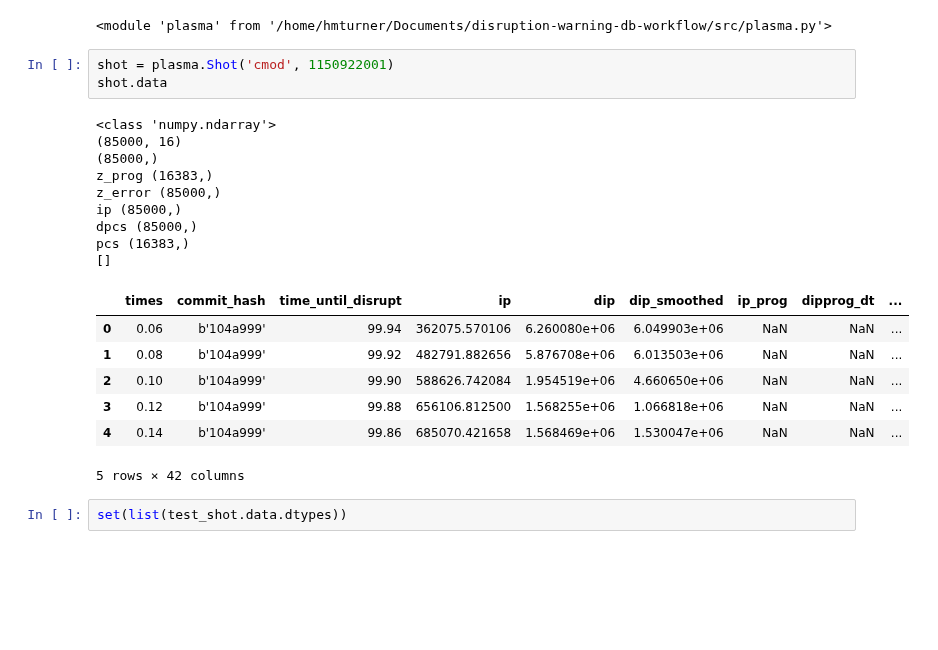
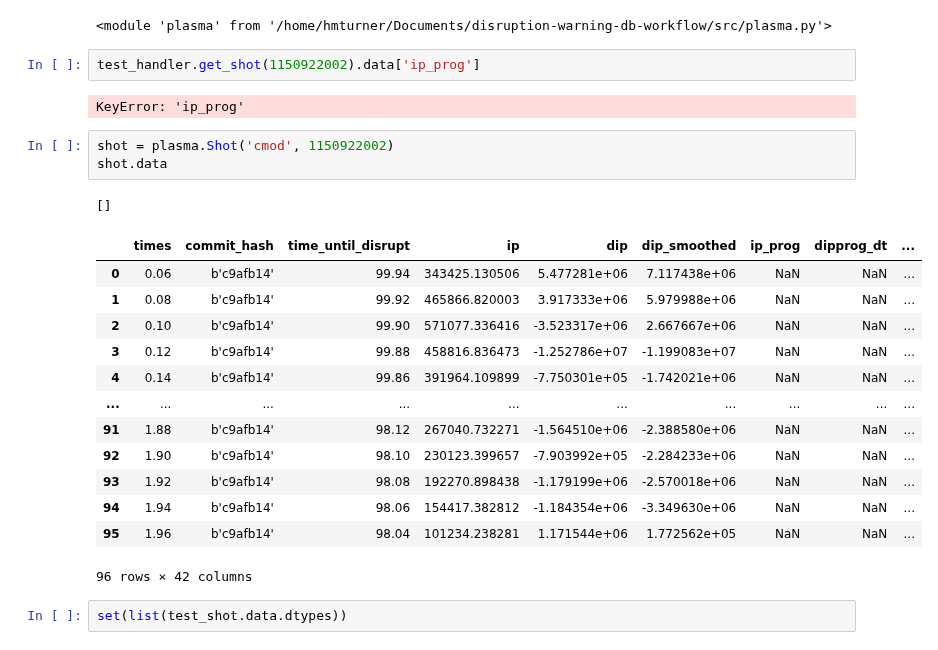
Before and after one commit to MIT-PSFC/disruption-py, a Jupyter notebook: src/examples.ipynb, the cells around one changed output. Cells and saved outputs as stored; diff of their text form; blank space fills up the shorter version.

```diff
--- a/src/examples.ipynb
+++ b/src/examples.ipynb
@@ -215,26 +215,28 @@ importlib.reload(database)
 importlib.reload(plasma)
 # %% [output]
 <module 'plasma' from '/home/hmturner/Documents/disruption-warning-db-workflow/src/plasma.py'>
+# %%
+test_handler.get_shot(1150922002).data['ip_prog']
+# %% [output]
+KeyError: 'ip_prog'
 # %%
-shot = plasma.Shot('cmod', 1150922001)
+shot = plasma.Shot('cmod', 1150922002)
 shot.data
 # %% [output]
-<class 'numpy.ndarray'>
-(85000, 16)
-(85000,)
-z_prog (16383,)
-z_error (85000,)
-ip (85000,)
-dpcs (85000,)
-pcs (16383,)
 []
 |  | times | commit_hash | time_until_disrupt | ip | dip | dip_smoothed | ip_prog | dipprog_dt | ... |
-| 0 | 0.06 | b'104a999' | 99.94 | 362075.570106 | 6.260080e+06 | 6.049903e+06 | NaN | NaN | ... |
-| 1 | 0.08 | b'104a999' | 99.92 | 482791.882656 | 5.876708e+06 | 6.013503e+06 | NaN | NaN | ... |
-| 2 | 0.10 | b'104a999' | 99.90 | 588626.742084 | 1.954519e+06 | 4.660650e+06 | NaN | NaN | ... |
-| 3 | 0.12 | b'104a999' | 99.88 | 656106.812500 | 1.568255e+06 | 1.066818e+06 | NaN | NaN | ... |
-| 4 | 0.14 | b'104a999' | 99.86 | 685070.421658 | 1.568469e+06 | 1.530047e+06 | NaN | NaN | ... |
+| 0 | 0.06 | b'c9afb14' | 99.94 | 343425.130506 | 5.477281e+06 | 7.117438e+06 | NaN | NaN | ... |
+| 1 | 0.08 | b'c9afb14' | 99.92 | 465866.820003 | 3.917333e+06 | 5.979988e+06 | NaN | NaN | ... |
+| 2 | 0.10 | b'c9afb14' | 99.90 | 571077.336416 | -3.523317e+06 | 2.667667e+06 | NaN | NaN | ... |
+| 3 | 0.12 | b'c9afb14' | 99.88 | 458816.836473 | -1.252786e+07 | -1.199083e+07 | NaN | NaN | ... |
+| 4 | 0.14 | b'c9afb14' | 99.86 | 391964.109899 | -7.750301e+05 | -1.742021e+06 | NaN | NaN | ... |
+| ... | ... | ... | ... | ... | ... | ... | ... | ... | ... |
+| 91 | 1.88 | b'c9afb14' | 98.12 | 267040.732271 | -1.564510e+06 | -2.388580e+06 | NaN | NaN | ... |
+| 92 | 1.90 | b'c9afb14' | 98.10 | 230123.399657 | -7.903992e+05 | -2.284233e+06 | NaN | NaN | ... |
+| 93 | 1.92 | b'c9afb14' | 98.08 | 192270.898438 | -1.179199e+06 | -2.570018e+06 | NaN | NaN | ... |
+| 94 | 1.94 | b'c9afb14' | 98.06 | 154417.382812 | -1.184354e+06 | -3.349630e+06 | NaN | NaN | ... |
+| 95 | 1.96 | b'c9afb14' | 98.04 | 101234.238281 | 1.171544e+06 | 1.772562e+05 | NaN | NaN | ... |
-5 rows × 42 columns
+96 rows × 42 columns
 # %%
 set(list(test_shot.data.dtypes))
 # %% [output]
```
Also changed, not shown: 5 other files.
